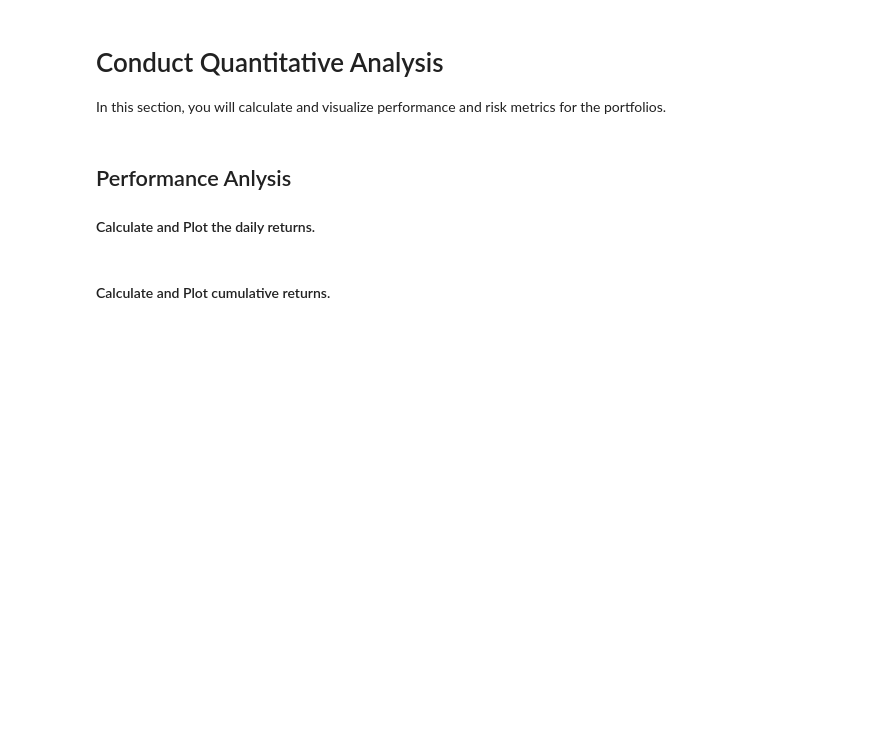
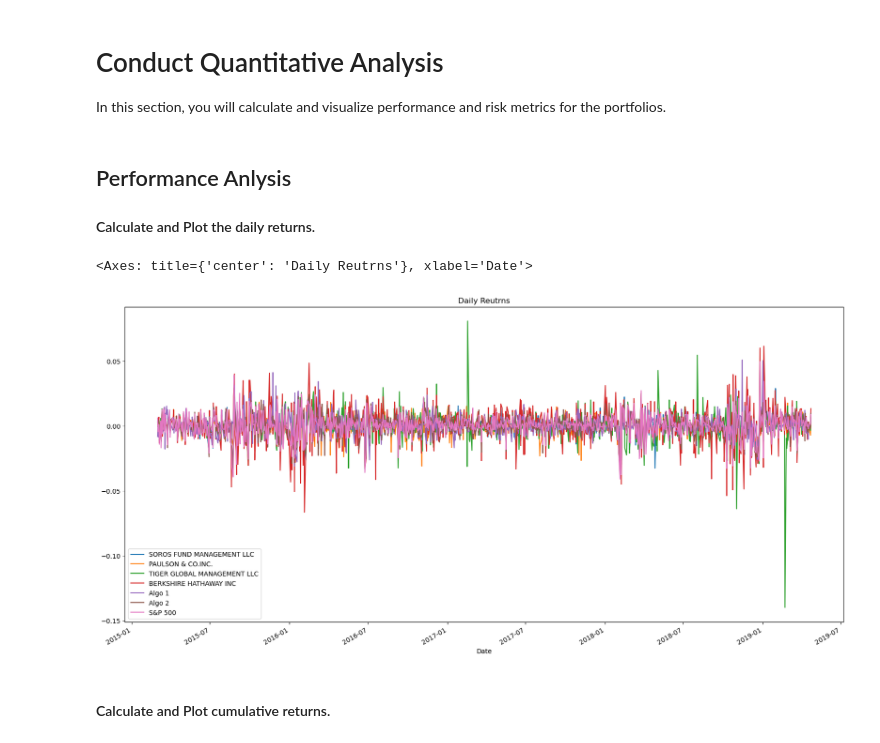
Before and after one commit to Aaliyahcookali/unit-4-home, a Jupyter notebook: whale_analysis.ipynb, the cells around one changed output. Drawn from its saved outputs; the diff is of its cells as text; code cells hidden in the pictures; blank space fills up the shorter version.

```diff
--- a/whale_analysis.ipynb
+++ b/whale_analysis.ipynb
@@ -63,2 +129,4 @@ Read the S&P 500 historic closing prices and create a new daily returns DataFram
 # %%
 # Calculate Daily Returns
+sp500_returns = sp500_history.pct_change()
+sp500_returns.head()
@@ -65,2 +141,4 @@ Read the S&P 500 historic closing prices and create a new daily returns DataFram
 # %%
 # Drop nulls
+sp500_returns = sp500_returns.dropna().copy()
+sp500_returns.head()
@@ -67,2 +153,4 @@ Read the S&P 500 historic closing prices and create a new daily returns DataFram
 # %%
 # Rename `Close` Column to be specific to this portfolio.
+sp500_returns = sp500_returns.rename(columns={"Close": "S&P 500"})
+sp500_returns.head()
@@ -70,3 +166,5 @@ Read the S&P 500 historic closing prices and create a new daily returns DataFram
 ## Combine Whale, Algorithmic, and S&P 500 Returns
 # %%
 # Join Whale Returns, Algorithmic Returns, and the S&P 500 Returns into a single DataFrame with columns for each portfolio's returns.
+all_portfolios = pd.concat([whale_returns, algo_returns, sp500_returns], axis="columns",join="inner")
+all_portfolios.head()
@@ -82,6 +188,10 @@ In this section, you will calculate and visualize performance and risk metrics f
 #### Calculate and Plot the daily returns.
 # %%
 # Plot daily returns of all portfolios
+all_portfolios.plot(figsize=(20, 10), title="Daily Reutrns")
+# %% [output]
+<Axes: title={'center': 'Daily Reutrns'}, xlabel='Date'>
+[figure, added]
 # %% [markdown]
 #### Calculate and Plot cumulative returns.
 # %%
```
Also changed, not shown: parts of 50 cells of this notebook.
